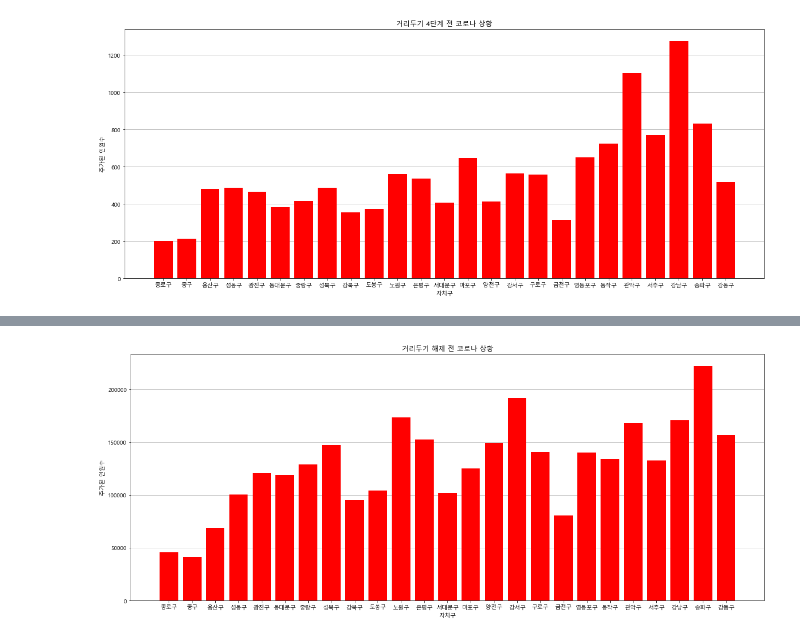
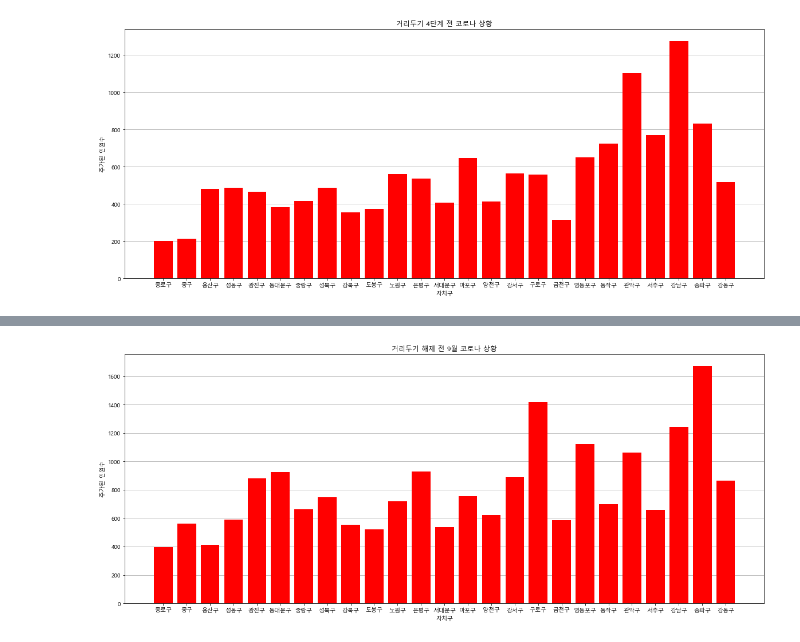
Before and after one commit to dmu-data-anal/data-analysis, a Jupyter notebook: 이은준/메로나.ipynb, the cells around one changed output, grey strips where cells are left out. Cells and saved outputs as stored; diff of their text form; code cells hidden in the pictures.

Commit message:
거리두기 해제 쪼갬

```diff
--- a/이은준/메로나.ipynb
+++ b/이은준/메로나.ipynb
@@ -407,34 +409,34 @@ plt.show()
 # %%
 import matplotlib.pyplot as plt
 import csv
 import pandas as pd
 import numpy  as np
 
 
-f = open('11. 거리두기 해제.csv')
+f = open('11. 거리두기 해제(2).csv')
 data = pd.read_csv(f)
 
 
 data[['종로구 추가','중구 추가','용산구 추가','성동구 추가','광진구 추가','동대문구 추가','중랑구 추가','성북구 추가','강북구 추가','도봉구 추가','노원구 추가','은평구 추가','서대문구 추가','마포구 추가','양천구 추가','강서구 추가','구로구 추가','금천구 추가','영등포구 추가','동작구 추가','관악구 추가','서추구 추가','강남구 추가','송파구 추가','강동구 추가']].sum()
 
 
 
 f.close()
 
 fig, ax = plt.subplots()
 fig.set_size_inches(20,8)
 
 plt.rc('font', family='Malgun Gothic')
 plt.rc('axes', unicode_minus=False)
 ax.set_axisbelow(True)
 ax.bar(['종로구','중구','용산구','성동구','광진구','동대문구','중랑구','성북구','강북구','도봉구','노원구','은평구','서대문구','마포구','양천구','강서구','구로구','금천구','영등포구','동작구','관악구','서추구','강남구','송파구','강동구']
     ,data[['종로구 추가','중구 추가','용산구 추가','성동구 추가','광진구 추가','동대문구 추가','중랑구 추가','성북구 추가','강북구 추가','도봉구 추가','노원구 추가','은평구 추가','서대문구 추가','마포구 추가','양천구 추가','강서구 추가','구로구 추가','금천구 추가','영등포구 추가','동작구 추가','관악구 추가','서추구 추가','강남구 추가','송파구 추가','강동구 추가']].sum()
     ,color='red',zorder=1)
 ax.grid(axis='y')
-ax.set_title("거리두기 해제 전 코로나 상황")
+ax.set_title("거리두기 해제 전 9월 코로나 상황")
 ax.set_xlabel("자치구")
 ax.set_ylabel("추가된 인원수")
-fig.savefig('11. 거리두기 해제.png', dpi=100, facecolor='white')
+fig.savefig('11. 거리두기 해제(2).png', dpi=100, facecolor='white')
 plt.show()
 # %% [output]
-[figure, old version]
+[figure, new version]
```
Also changed, not shown: parts of 8 cells of this notebook, 20 other files.
